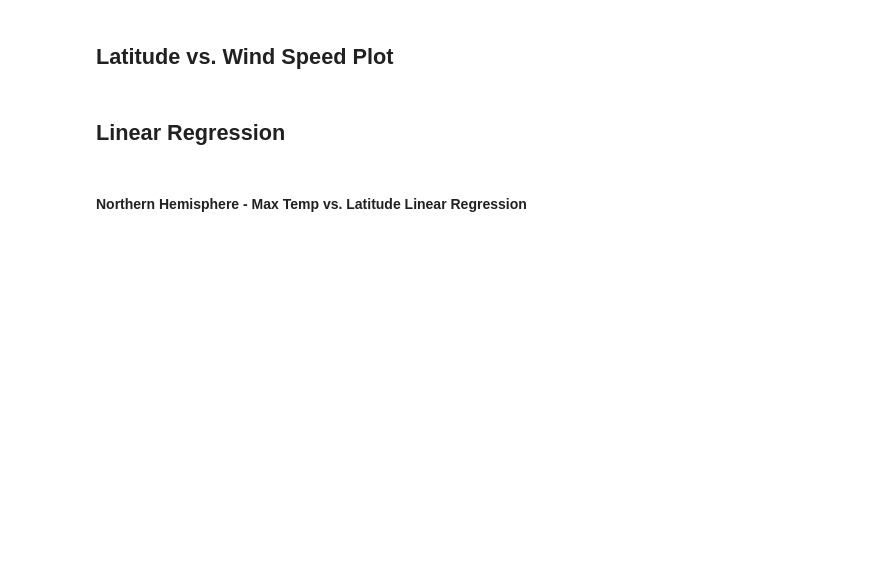
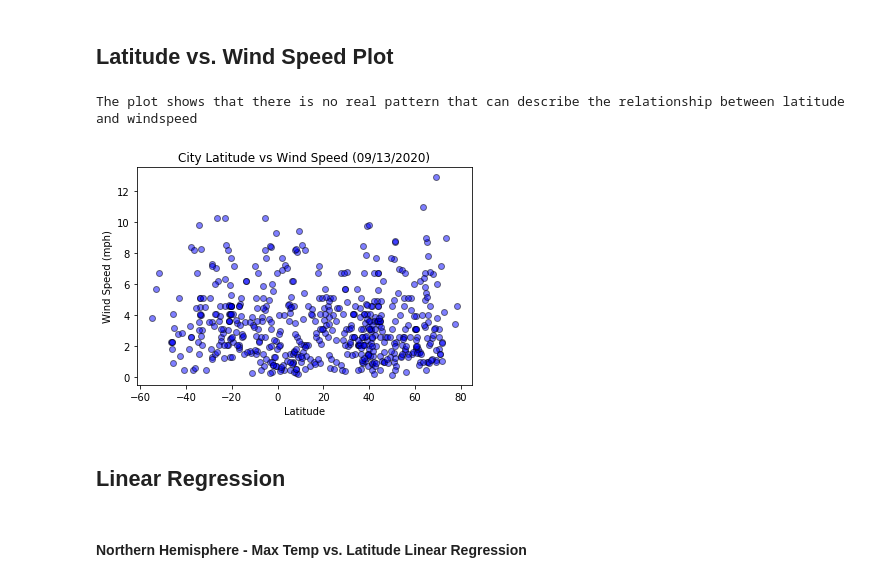
Before and after one commit to rtango/python-api-challenge, a Jupyter notebook: WeatherPy/starter_code/WeatherPy.ipynb, the cells around one changed output. Cells and saved outputs as stored; diff of their text form; code cells hidden in the pictures; blank space fills up the shorter version.

```diff
--- a/WeatherPy/starter_code/WeatherPy.ipynb
+++ b/WeatherPy/starter_code/WeatherPy.ipynb
@@ -142,4 +229,14 @@ Skip this step if there are no cities that have humidity > 100%.
 # %% [markdown]
 ## Latitude vs. Wind Speed Plot
+# %%
+today = time.strftime("%m/%d/%Y")
+plt.scatter(pd.to_numeric(weather_df["Latitude"]).astype(float), pd.to_numeric(weather_df["Wind Speed (mph)"]).astype(float), facecolors="blue", edgecolors="black", alpha = 0.5)
+plt.xlabel("Latitude")
+plt.ylabel("Wind Speed (mph)")
+plt.title(f"City Latitude vs Wind Speed ({today})")
+print("The plot shows that there is no real pattern that can describe the relationship between latitude and windspeed")
+# %% [output]
+The plot shows that there is no real pattern that can describe the relationship between latitude and windspeed
+[figure, added]
 # %% [markdown]
 ## Linear Regression
```
Also changed, not shown: parts of 22 cells of this notebook, 3 other files.
